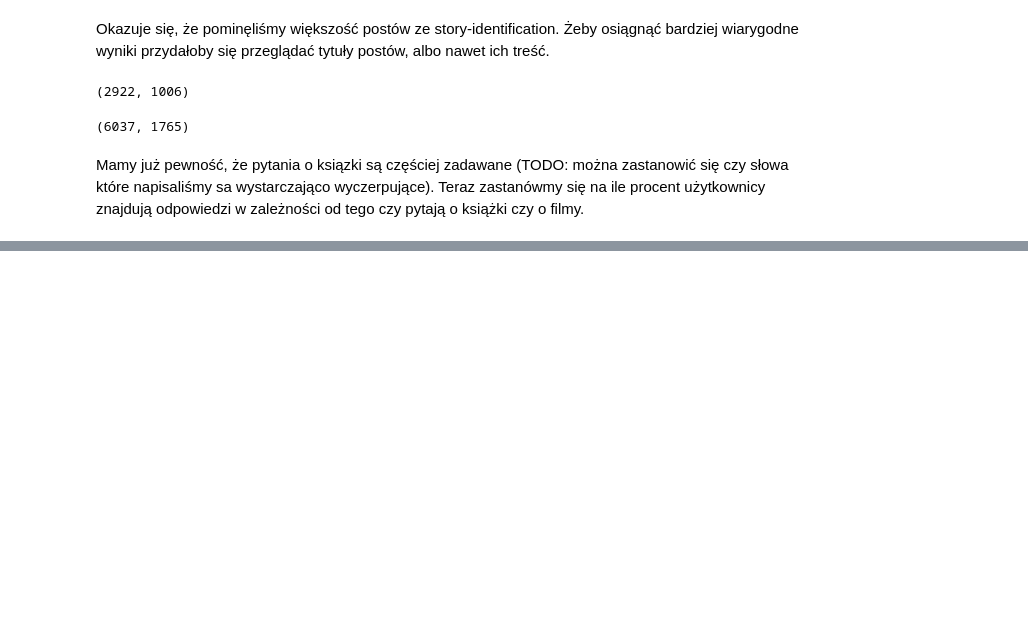
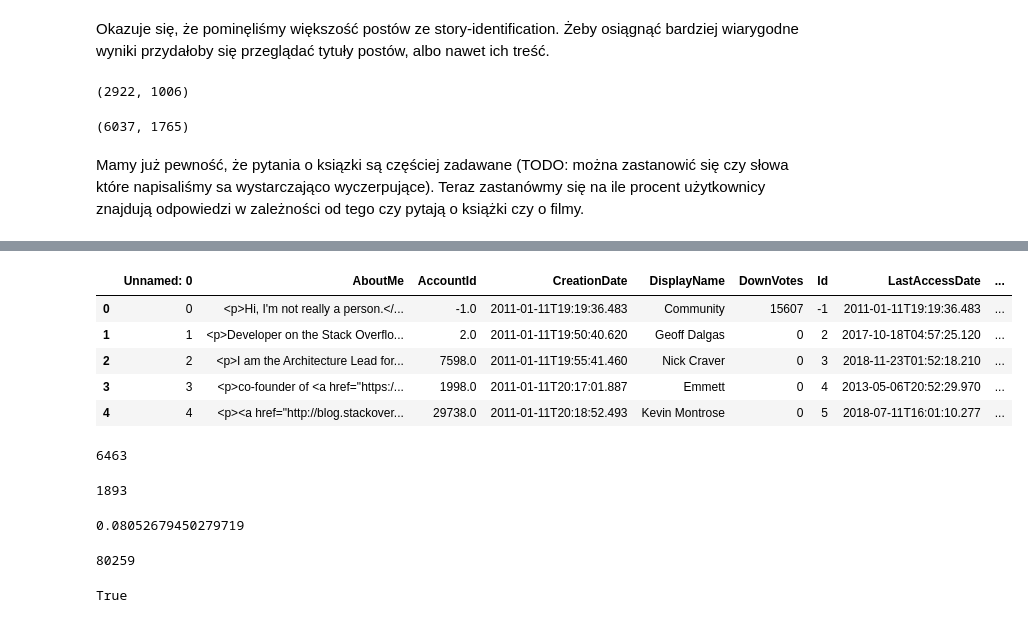
Before and after one commit to Przemyslaw2889/stack, a Jupyter notebook: Wykresiki.ipynb, the cells around one changed output, grey strips where cells are left out. Saved outputs shown, nothing was run; the diff lists cells and outputs as text; code cells hidden in the pictures; blank space fills up the shorter version.

```diff
--- a/Wykresiki.ipynb
+++ b/Wykresiki.ipynb
@@ -171,0 +293,54 @@ len(movies_title_story[movies_title_story.AcceptedAnswerId.notnull()]) / len(mov
+# %%
+garbage = set()
+n_garbage = 0
+def abbrev_to_state(word):
+    global n_garbage
+    """If word is a country or state name it is left unchagned
+    If state abbreviation it is changed to state name
+    If anything else it is reported and thrown out"""
+    if word is np.nan:
+        return np.nan
+    stripped_word = word.strip()
+    if stripped_word in states_dict:
+        return states_dict[stripped_word]
+    elif stripped_word in states_dict.values():
+        return stripped_word
+    elif stripped_word in countries_set:
+        return stripped_word
+    elif stripped_word.lower() == "usa":
+        return "United States"
+    else:
+        n_garbage += 1
+        garbage.add(stripped_word)
+        return np.nan
+# %%
+Users["Country_cleaned"] = Users.Country_State.map(lambda word: abbrev_to_state(word))
+# %%
+Users.head()
+# %% [output]
+|  | Unnamed: 0 | AboutMe | AccountId | CreationDate | DisplayName | DownVotes | Id | LastAccessDate | ... |
+| 0 | 0 | <p>Hi, I'm not really a person.</... | -1.0 | 2011-01-11T19:19:36.483 | Community | 15607 | -1 | 2011-01-11T19:19:36.483 | ... |
+| 1 | 1 | <p>Developer on the Stack Overflo... | 2.0 | 2011-01-11T19:50:40.620 | Geoff Dalgas | 0 | 2 | 2017-10-18T04:57:25.120 | ... |
+| 2 | 2 | <p>I am the Architecture Lead for... | 7598.0 | 2011-01-11T19:55:41.460 | Nick Craver | 0 | 3 | 2018-11-23T01:52:18.210 | ... |
+| 3 | 3 | <p>co-founder of <a href="https:/... | 1998.0 | 2011-01-11T20:17:01.887 | Emmett | 0 | 4 | 2013-05-06T20:52:29.970 | ... |
+| 4 | 4 | <p><a href="http://blog.stackover... | 29738.0 | 2011-01-11T20:18:52.493 | Kevin Montrose | 0 | 5 | 2018-07-11T16:01:10.277 | ... |
+# %%
+n_garbage
+# %% [output]
+6463
+# %%
+len(garbage)
+# %% [output]
+1893
+# %%
+n_garbage/len(Users) # pomijamy tylko 9 % danych, jest to satyfakcjonujący wynik
+# %% [output]
+0.08052679450279719
+# %%
+len(Users)
+# %% [output]
+80259
+# %%
+"Poland ".strip() == "Poland"
+# %% [output]
+True
```
Also changed, not shown: parts of 30 cells of this notebook.
